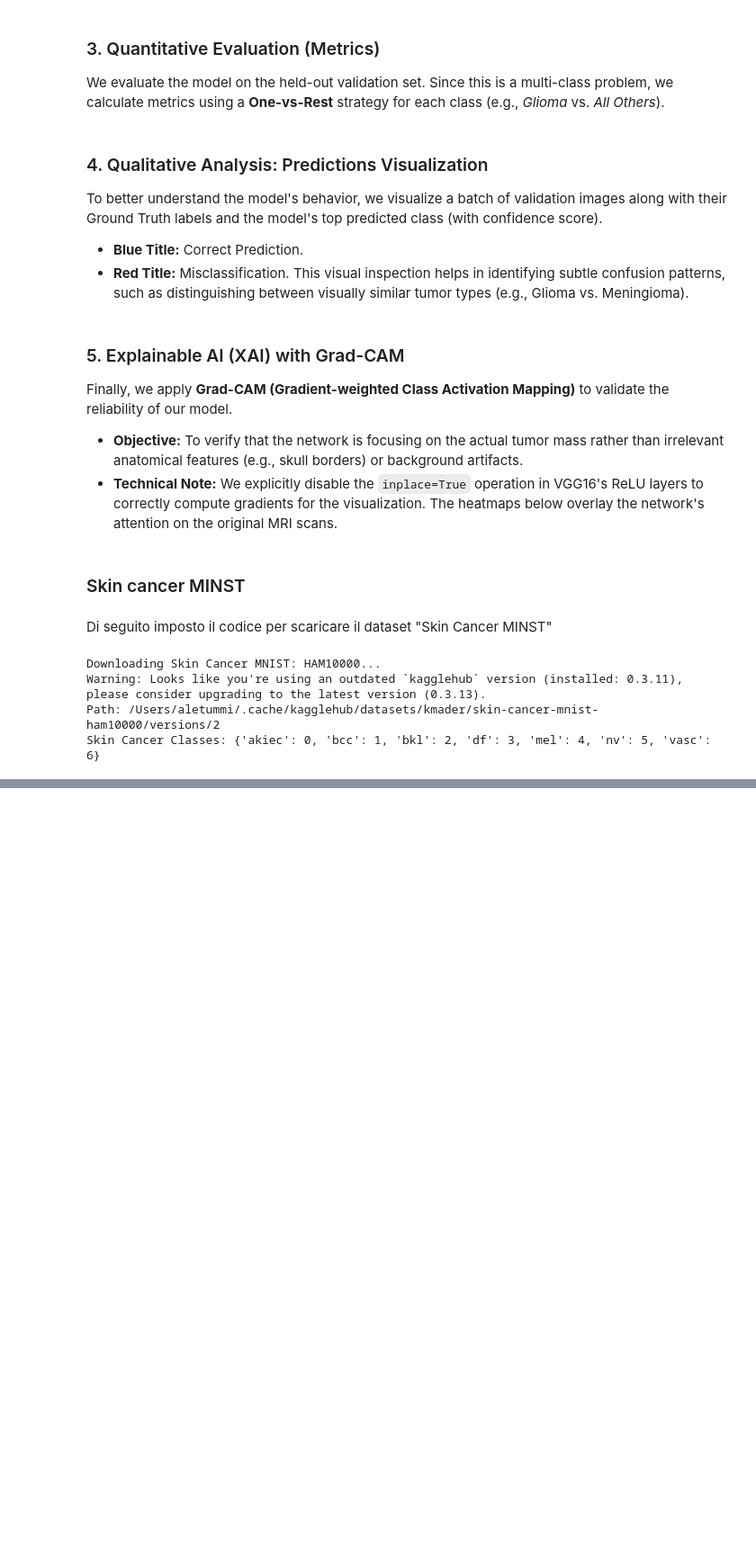
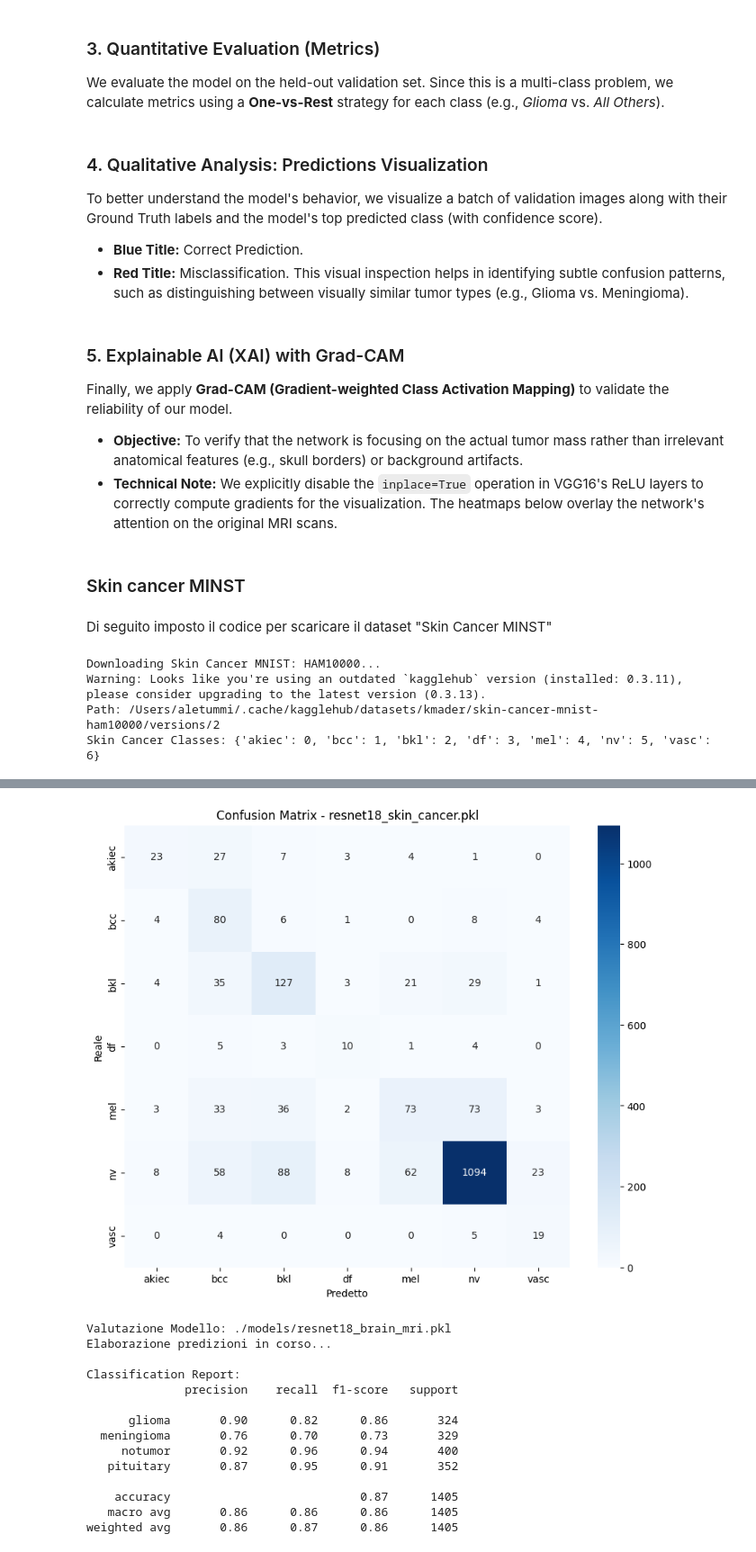
Before and after one commit to vbertei/BrainMRITumorSegmentation, a Jupyter notebook: Progetto_CV_MIRCV.ipynb, the cells around one changed output, grey strips where cells are left out. Shown at 90% size. Saved outputs shown, nothing was run; the diff lists cells and outputs as text; code cells hidden in the pictures; blank space fills up the shorter version.

Commit message:
Ho creato i 3 modelli di ResNet sui 3 dataset.

```diff
--- a/Progetto_CV_MIRCV.ipynb
+++ b/Progetto_CV_MIRCV.ipynb
@@ -1147,8 +1207,8 @@ transform_skin_val = transforms.Compose([
 train_ds_skin = SkinCancerDataset(train_df_skin, transform=transform_skin_train)
 val_ds_skin = SkinCancerDataset(val_df_skin, transform=transform_skin_val)
 
-train_loader_skin = DataLoader(train_ds_skin, batch_size=32, shuffle=True, num_workers=2)
-val_loader_skin = DataLoader(val_ds_skin, batch_size=32, shuffle=False, num_workers=2)
+train_loader_skin = DataLoader(train_ds_skin, batch_size=32, shuffle=True, num_workers=0)
+val_loader_skin = DataLoader(val_ds_skin, batch_size=32, shuffle=False, num_workers=0)
 # %% [output]
 Downloading Skin Cancer MNIST: HAM10000...
 Warning: Looks like you're using an outdated `kagglehub` version (installed: 0.3.11), please consider upgrading to the latest version (0.3.13).
@@ -1156,0 +1417,14 @@ Skin Cancer Classes: {'akiec': 0, 'bcc': 1, 'bkl': 2, 'df': 3, 'mel': 4, 'nv': 5
+# %%
+num_classes_mri = 4
+model_mri = get_resnet_model(num_classes_mri, pretrained=True).to(device)
+criterion_mri = nn.CrossEntropyLoss()
+
+optimizer_mri = optim.Adam(model_mri.parameters(), lr=1e-4)
+
+dataloaders_mri = {'Train': train_mri_loader, 'Val': val_mri_loader}
+
+print("\nTraining ResNet18 su Brain Tumor MRI")
+os.makedirs('./models', exist_ok=True)
+model_mri, _ = train_resnet_system(model_mri, dataloaders_mri, criterion_mri, optimizer_mri, device, num_epochs=10, is_multilabel=False)
+
+torch.save(model_mri, "./models/resnet18_brain_mri.pkl")
@@ -1156,0 +1451,45 @@ Skin Cancer Classes: {'akiec': 0, 'bcc': 1, 'bkl': 2, 'df': 3, 'mel': 4, 'nv': 5
+# %%
+from sklearn.metrics import classification_report, confusion_matrix
+import seaborn as sns
+def evaluate_multiclass_model(model_path, dataloader, class_names, device):
+    print(f"Valutazione Modello: {model_path}")
+    try:
+        model = torch.load(model_path, map_location=device)
+    except FileNotFoundError:
+        print(f"ERRORE: Il file {model_path} non esiste. Controlla il percorso.")
+        return
+
+    model.eval()
+    all_preds = []
+    all_labels = []
+
+    print("Elaborazione predizioni in corso...")
+    with torch.no_grad():
+        for inputs, labels in dataloader:
+            inputs = inputs.to(device)
+            labels = labels.to(device)
+            outputs = model(inputs)
+            _, preds = torch.max(outputs, 1)
+
+            all_preds.extend(preds.cpu().numpy())
+            all_labels.extend(labels.cpu().numpy())
+
+    print("\nClassification Report:")
+    print(classification_report(all_labels, all_preds, target_names=class_names))
+    cm = confusion_matrix(all_labels, all_preds)
+    plt.figure(figsize=(10, 8))
+    sns.heatmap(cm, annot=True, fmt='d', cmap='Blues',
+                xticklabels=class_names, yticklabels=class_names)
+    plt.ylabel('Reale')
+    plt.xlabel('Predetto')
+    plt.title(f'Confusion Matrix - {model_path.split("/")[-1]}')
+    plt.show()
+
+if 'val_loader_skin' in locals():
+    evaluate_multiclass_model("./models/resnet18_skin_cancer.pkl", val_loader_skin, labels_skin, device)
+else:
+    print("Attenzione: val_loader_skin non trovato. Riesegui il caricamento dati Skin Cancer.")
+
+if 'val_mri_loader' in locals():
+    evaluate_multiclass_model("./models/resnet18_brain_mri.pkl", val_mri_loader, class_names_mri, device)
+# %% [output]
@@ -1156,0 +1513,15 @@ Skin Cancer Classes: {'akiec': 0, 'bcc': 1, 'bkl': 2, 'df': 3, 'mel': 4, 'nv': 5
+[figure, added]
+Valutazione Modello: ./models/resnet18_brain_mri.pkl
+Elaborazione predizioni in corso...
+
+Classification Report:
+              precision    recall  f1-score   support
+
+      glioma       0.90      0.82      0.86       324
+  meningioma       0.76      0.70      0.73       329
+     notumor       0.92      0.96      0.94       400
+   pituitary       0.87      0.95      0.91       352
+
+    accuracy                           0.87      1405
+   macro avg       0.86      0.86      0.86      1405
+weighted avg       0.86      0.87      0.86      1405
```
Also changed, not shown: parts of 20 cells of this notebook, 4 other files.
